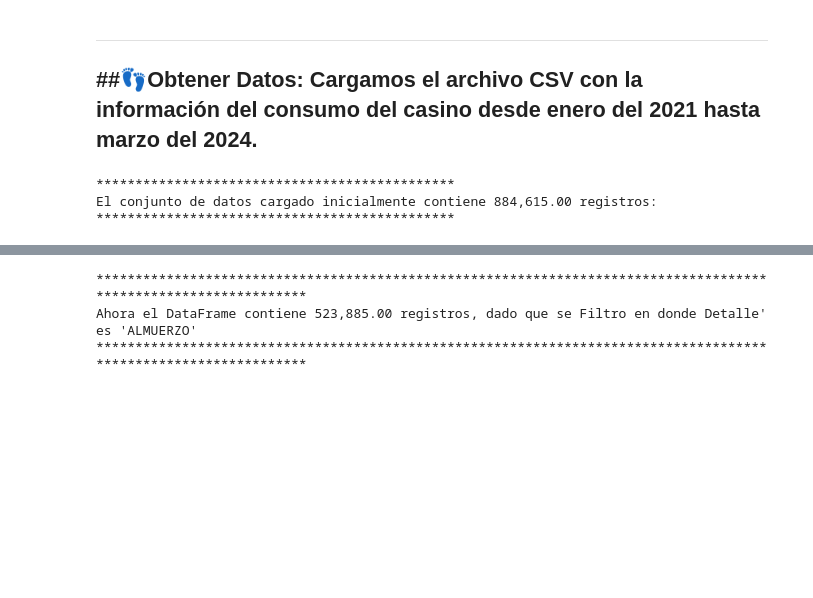
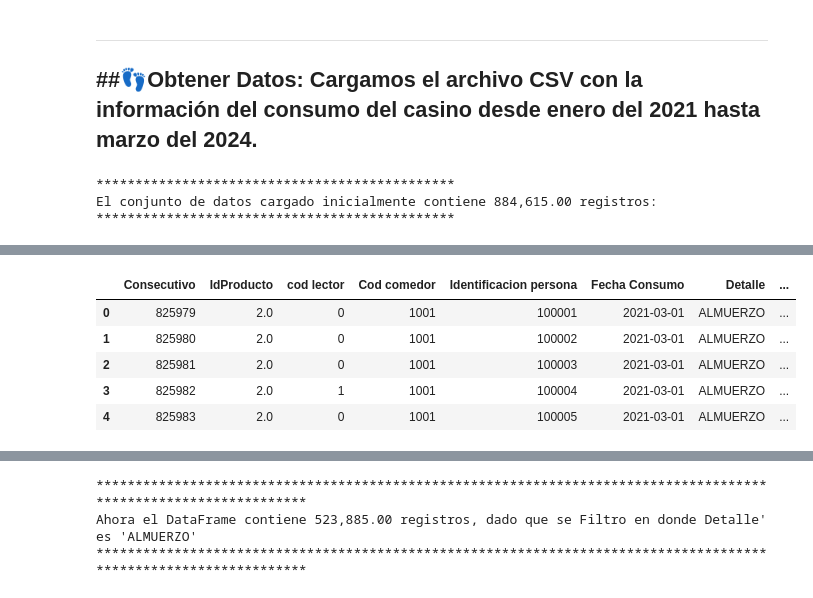
Before and after one commit to A01793509/Equipo_44, a Jupyter notebook: Avance2_44.ipynb, the cells around one changed output, grey strips where cells are left out. Saved outputs shown, nothing was run; the diff lists cells and outputs as text; code cells hidden in the pictures; blank space fills up the shorter version.

```diff
--- a/Avance2_44.ipynb
+++ b/Avance2_44.ipynb
@@ -118,7 +58,0 @@ plt.show()
-# %%
-dfCasinoConsumo = pd.read_csv("DatosConsumoCasino.csv",sep=";")
-# Copia del Dataframe con el consumo original cargado
-dfCasinoConsumoOriginal = dfCasinoConsumo.copy()
-print("********************************************************************************************")
-print(f"El conjunto de datos cargado inicialmente al DataFrame contiene {len(dfCasinoConsumo):,.2f} registros.")
-print("********************************************************************************************")
@@ -166,0 +198,9 @@ plt.show()
+# %%
+dfCasinoConsumo.head()
+# %% [output]
+|  | Consecutivo | IdProducto | cod lector | Cod comedor | Identificacion persona | Fecha Consumo | Detalle | ... |
+| 0 | 825979 | 2.0 | 0 | 1001 | 100001 | 2021-03-01 | ALMUERZO | ... |
+| 1 | 825980 | 2.0 | 0 | 1001 | 100002 | 2021-03-01 | ALMUERZO | ... |
+| 2 | 825981 | 2.0 | 0 | 1001 | 100003 | 2021-03-01 | ALMUERZO | ... |
+| 3 | 825982 | 2.0 | 1 | 1001 | 100004 | 2021-03-01 | ALMUERZO | ... |
+| 4 | 825983 | 2.0 | 0 | 1001 | 100005 | 2021-03-01 | ALMUERZO | ... |
```
Also changed, not shown: parts of 14 cells of this notebook.
